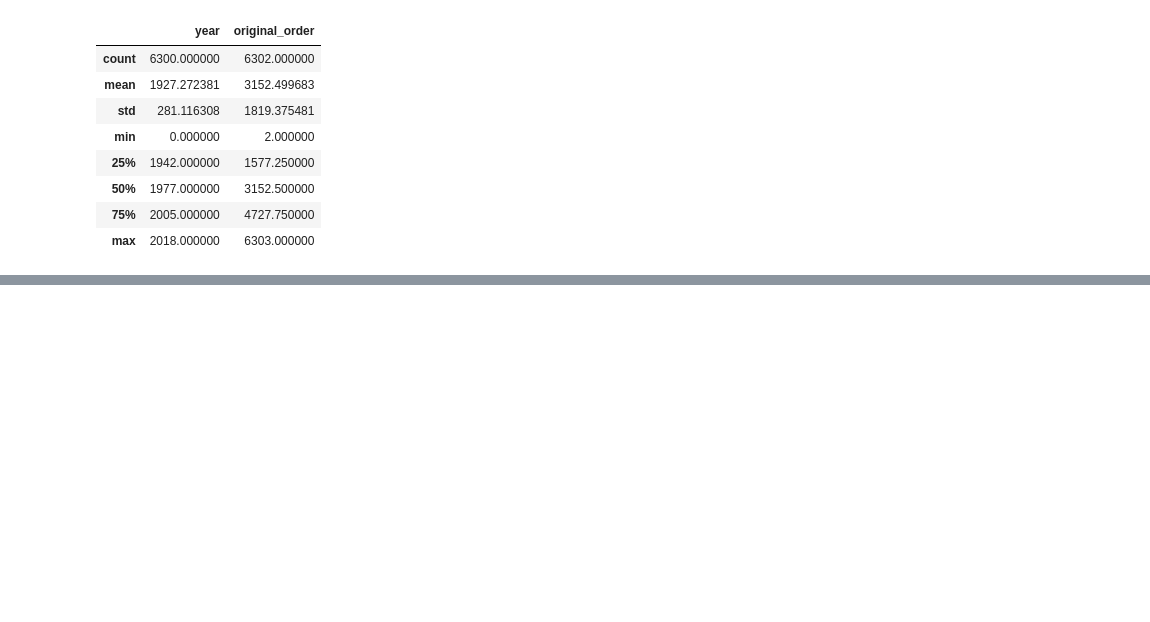
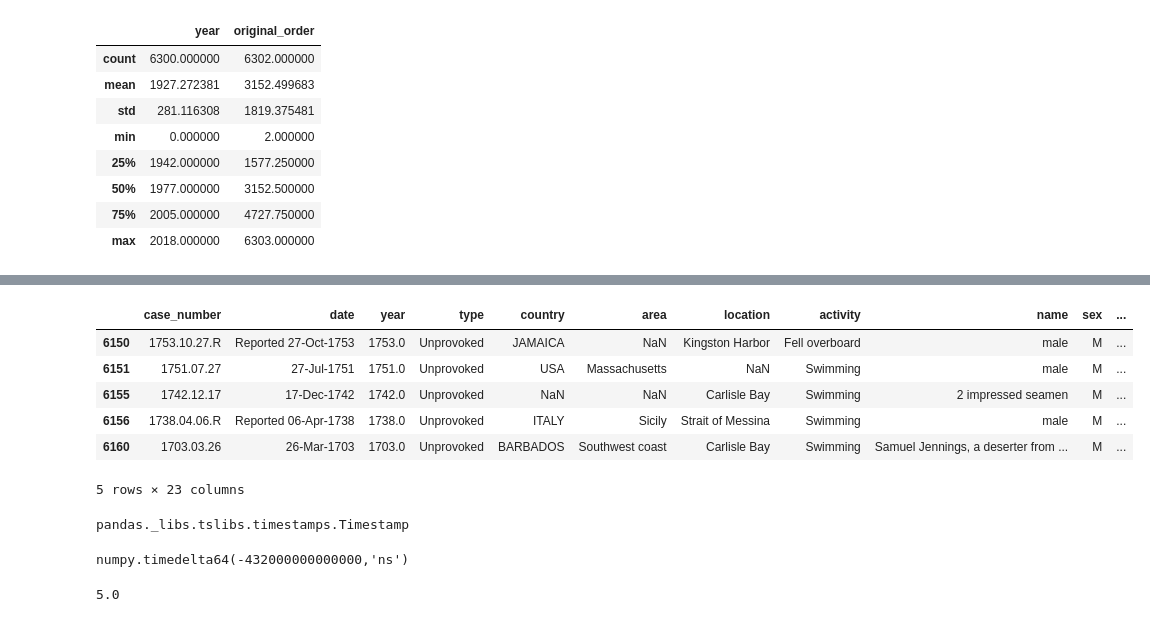
Before and after one commit to cascaschatz/SharkAttack, a Jupyter notebook: Limpeza de Dados.ipynb, the cells around one changed output, grey strips where cells are left out. Cells and saved outputs as stored; diff of their text form; code cells hidden in the pictures; blank space fills up the shorter version.

```diff
--- a/Limpeza de Dados.ipynb
+++ b/Limpeza de Dados.ipynb
@@ -148,0 +191,14 @@ profile
+# %%
+shark=shark[shark['date_clean'].str.contains('\d{4}\.\d{2}\.\d{2}')]#.sum()
+# %%
+shark=shark[~shark['date_clean'].str.contains('[1][5]\d{2}\.\d{2}')] #the timespan that can be represented using a 64-bit integer is limited to approximately 584 years
+# %%
+shark.tail()
+# %% [output]
+|  | case_number | date | year | type | country | area | location | activity | name | sex | ... |
+| 6150 | 1753.10.27.R | Reported 27-Oct-1753 | 1753.0 | Unprovoked | JAMAICA | NaN | Kingston Harbor | Fell overboard | male | M | ... |
+| 6151 | 1751.07.27 | 27-Jul-1751 | 1751.0 | Unprovoked | USA | Massachusetts | NaN | Swimming | male | M | ... |
+| 6155 | 1742.12.17 | 17-Dec-1742 | 1742.0 | Unprovoked | NaN | NaN | Carlisle Bay | Swimming | 2 impressed seamen | M | ... |
+| 6156 | 1738.04.06.R | Reported 06-Apr-1738 | 1738.0 | Unprovoked | ITALY | Sicily | Strait of Messina | Swimming | male | M | ... |
+| 6160 | 1703.03.26 | 26-Mar-1703 | 1703.0 | Unprovoked | BARBADOS | Southwest coast | Carlisle Bay | Swimming | Samuel Jennings, a deserter from ... | M | ... |
+5 rows × 23 columns
@@ -148,0 +207,16 @@ profile
+# %%
+type(shark['date_clean'][1])
+# %% [output]
+pandas._libs.tslibs.timestamps.Timestamp
+# %%
+#[shark['date_clean'][i+1]-shark['date_clean'][i] for i in range(len(shark['date_clean']))]
+#diferença de tempo entre um ataque e outro
+np.median(np.diff(shark['date_clean']))
+# %% [output]
+numpy.timedelta64(-432000000000000,'ns')
+# %%
+x = np.timedelta64(432000000000000, 'ns')
+days = x.astype('timedelta64[D]')
+days / np.timedelta64(1, 'D')
+# %% [output]
+5.0
```
Also changed, not shown: parts of 44 cells of this notebook, 1 other file.
